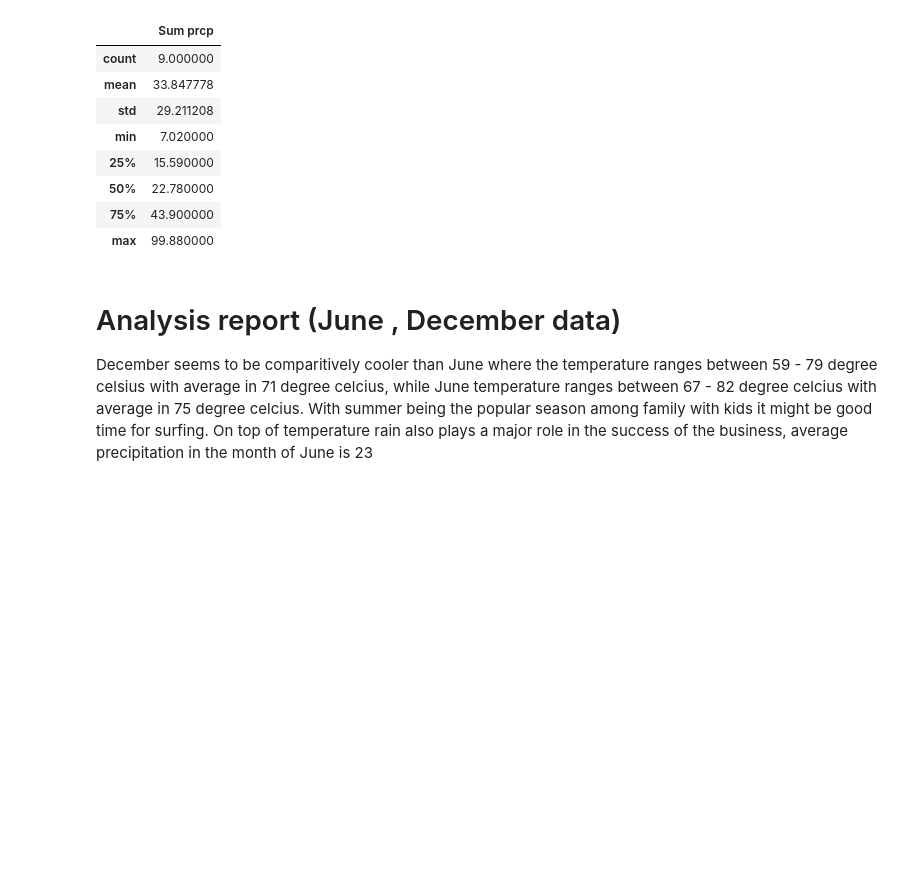
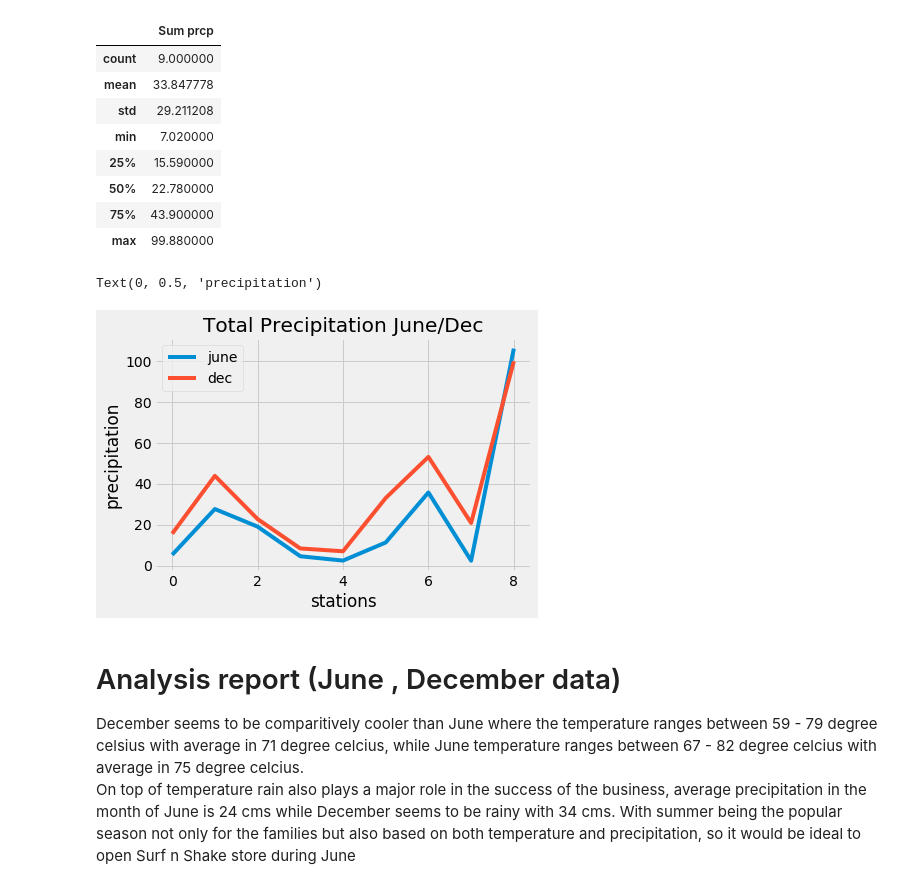
Before and after one commit to amuthusa/surfs-up, a Jupyter notebook: climate_analysis_challenge.ipynb, the cells around one changed output. Drawn from its saved outputs; the diff is of its cells as text; code cells hidden in the pictures; blank space fills up the shorter version.

```diff
--- a/climate_analysis_challenge.ipynb
+++ b/climate_analysis_challenge.ipynb
@@ -230,8 +239,8 @@ def get_total_precip_based_on_month( month):
     return precp_df
 # %%
 #get precp for all stations for the month of June
-stations_precp = get_total_precip_based_on_month(6)
-stations_precp.describe()
+stations_precp_june_df = get_total_precip_based_on_month(6)
+stations_precp_june_df.describe()
 # %% [output]
 |  | Sum prcp |
 | count | 9.000000 |
@@ -244,8 +253,8 @@ stations_precp.describe()
 | max | 106.090000 |
 # %%
 #get precp for all stations for the month of December
-stations_precp = get_total_precip_based_on_month(12)
-stations_precp.describe()
+stations_precp_dec_df = get_total_precip_based_on_month(12)
+stations_precp_dec_df.describe()
 # %% [output]
 |  | Sum prcp |
 | count | 9.000000 |
@@ -256,8 +265,17 @@ stations_precp.describe()
 | 50% | 22.780000 |
 | 75% | 43.900000 |
 | max | 99.880000 |
+# %%
+stations_precp_df = pd.DataFrame({'june': stations_precp_june_df['Sum prcp'], 'dec': stations_precp_dec_df['Sum prcp']})
+
+ax = stations_precp_df.plot(kind='line', rot=0, title='Total Precipitation June/Dec')
+ax.set_xlabel('stations')
+ax.set_ylabel('precipitation')
+# %% [output]
+Text(0, 0.5, 'precipitation')
+[figure, added]
 # %% [markdown]
 # Analysis report (June , December data)
 
-  December seems to be comparitively cooler than June where the temperature ranges between 59 - 79 degree celsius with average in 71 degree celcius, while June temperature ranges between 67 - 82 degree celcius with average in 75 degree celcius. With summer being the popular season among family with kids it might be good time for surfing.
-  On top of temperature rain also plays a major role in the success of the business, average precipitation in the month of June is 23
+  December seems to be comparitively cooler than June where the temperature ranges between 59 - 79 degree celsius with average in 71 degree celcius, while June temperature ranges between 67 - 82 degree celcius with average in 75 degree celcius.<br>
+  On top of temperature rain also plays a major role in the success of the business, average precipitation in the month of June is 24 cms while December seems to be rainy with 34 cms. With summer being the popular season not only for the families but also based on both temperature and precipitation, so it would be ideal to open Surf n Shake store during June
```
Also changed, not shown: parts of 5 cells of this notebook, 2 other files.
